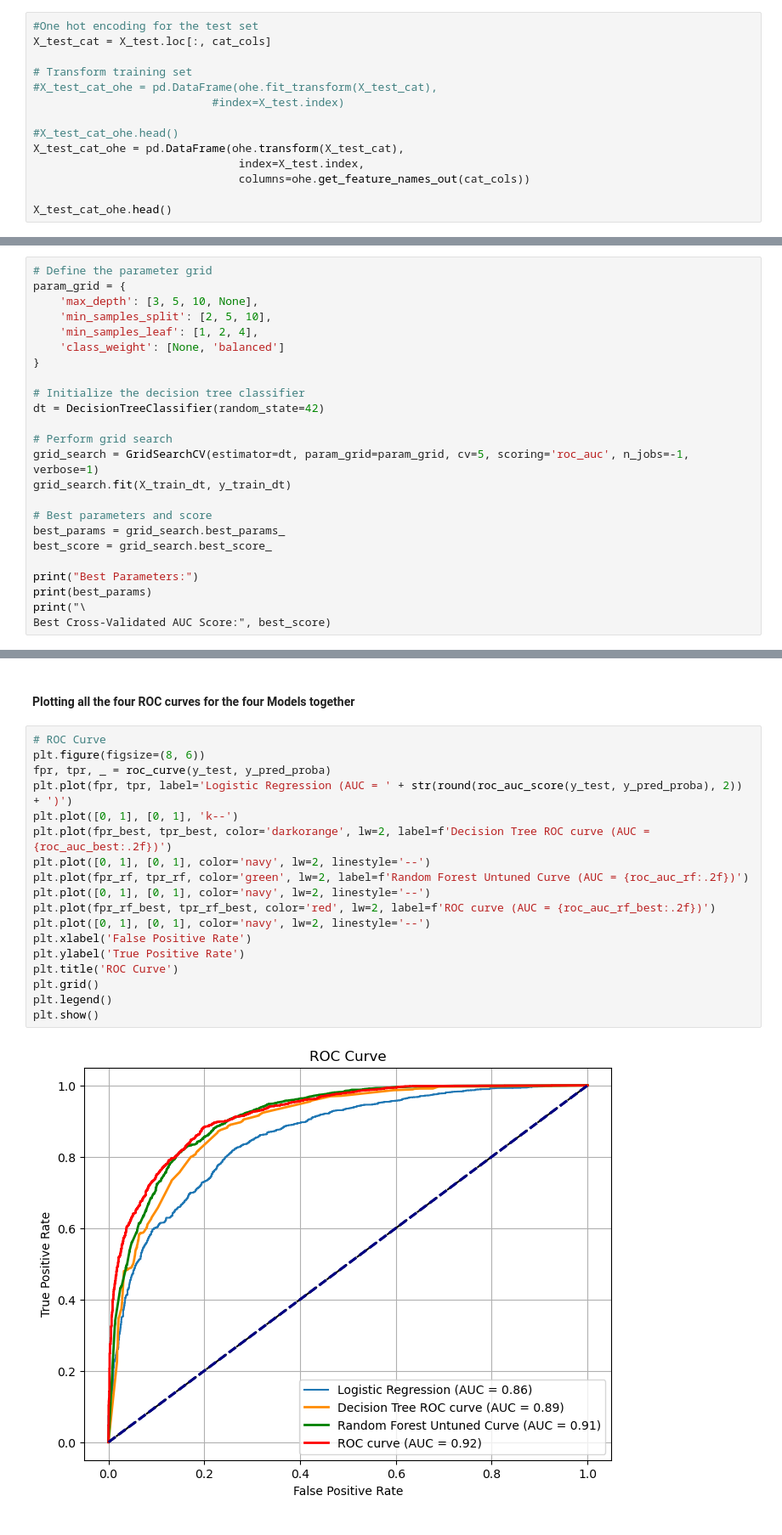
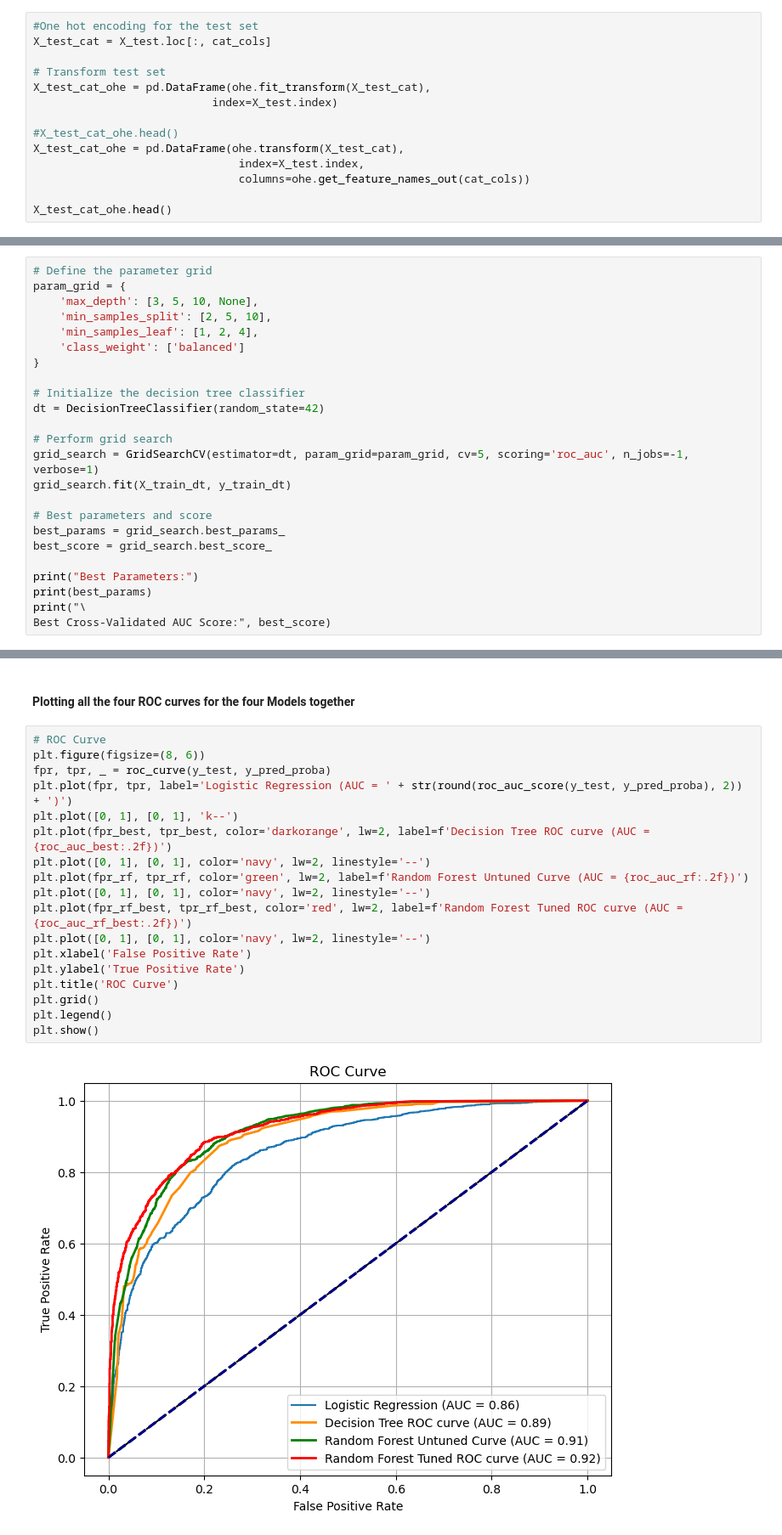
Before and after one commit to James-tech4/JAMES-PHASE-3-DSPT-8-PROJECT, a Jupyter notebook: project3.ipynb, the cells around one changed output, grey strips where cells are left out. Shown at 85% size. Cells and saved outputs as stored; diff of their text form.

```diff
--- a/project3.ipynb
+++ b/project3.ipynb
@@ -441,9 +441,9 @@ X_train_full
 #One hot encoding for the test set
 X_test_cat = X_test.loc[:, cat_cols]
 
-# Transform training set
-#X_test_cat_ohe = pd.DataFrame(ohe.fit_transform(X_test_cat),
-                           #index=X_test.index)
+# Transform test set
+X_test_cat_ohe = pd.DataFrame(ohe.fit_transform(X_test_cat),
+                           index=X_test.index)
 
 #X_test_cat_ohe.head()
 X_test_cat_ohe = pd.DataFrame(ohe.transform(X_test_cat),
@@ -652,7 +652,7 @@ param_grid = {
     'max_depth': [3, 5, 10, None],
     'min_samples_split': [2, 5, 10],
     'min_samples_leaf': [1, 2, 4],
-    'class_weight': [None, 'balanced']
+    'class_weight': ['balanced']
 }
 
 # Initialize the decision tree classifier
@@ -928,20 +928,20 @@ The confusion matrix shows strong performance:
 # %%
 # ROC Curve
 plt.figure(figsize=(8, 6))
 fpr, tpr, _ = roc_curve(y_test, y_pred_proba)
 plt.plot(fpr, tpr, label='Logistic Regression (AUC = ' + str(round(roc_auc_score(y_test, y_pred_proba), 2)) + ')')
 plt.plot([0, 1], [0, 1], 'k--')
 plt.plot(fpr_best, tpr_best, color='darkorange', lw=2, label=f'Decision Tree ROC curve (AUC = {roc_auc_best:.2f})')
 plt.plot([0, 1], [0, 1], color='navy', lw=2, linestyle='--')
 plt.plot(fpr_rf, tpr_rf, color='green', lw=2, label=f'Random Forest Untuned Curve (AUC = {roc_auc_rf:.2f})')
 plt.plot([0, 1], [0, 1], color='navy', lw=2, linestyle='--')
-plt.plot(fpr_rf_best, tpr_rf_best, color='red', lw=2, label=f'ROC curve (AUC = {roc_auc_rf_best:.2f})')
+plt.plot(fpr_rf_best, tpr_rf_best, color='red', lw=2, label=f'Random Forest Tuned ROC curve (AUC = {roc_auc_rf_best:.2f})')
 plt.plot([0, 1], [0, 1], color='navy', lw=2, linestyle='--')
 plt.xlabel('False Positive Rate')
 plt.ylabel('True Positive Rate')
 plt.title('ROC Curve')
 plt.grid()
 plt.legend()
 plt.show()
 # %% [output]
-[figure, old version]
+[figure, new version]
```
Also changed, not shown: parts of 3 cells of this notebook, 14 other files.
